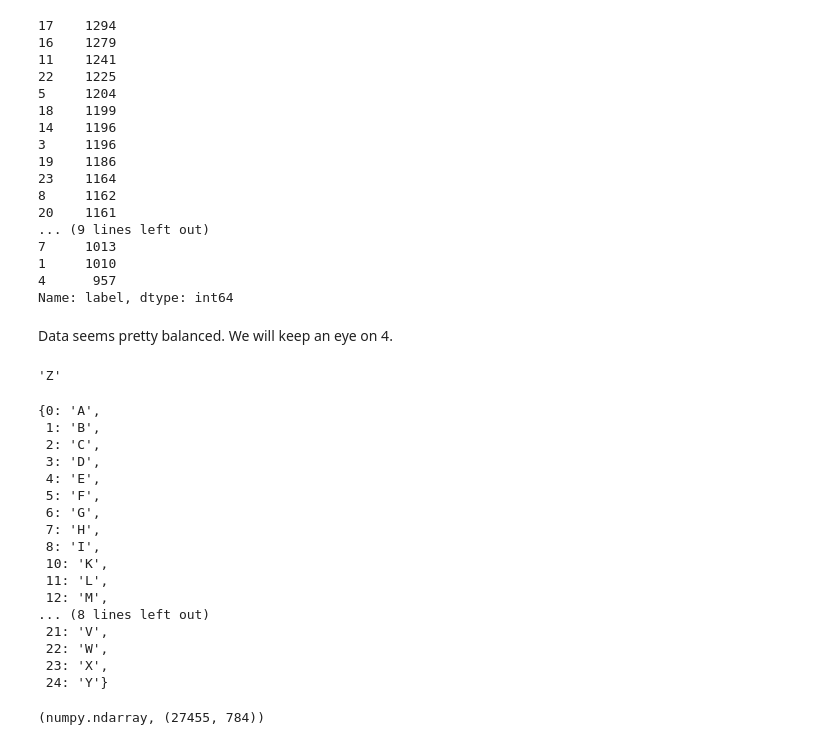
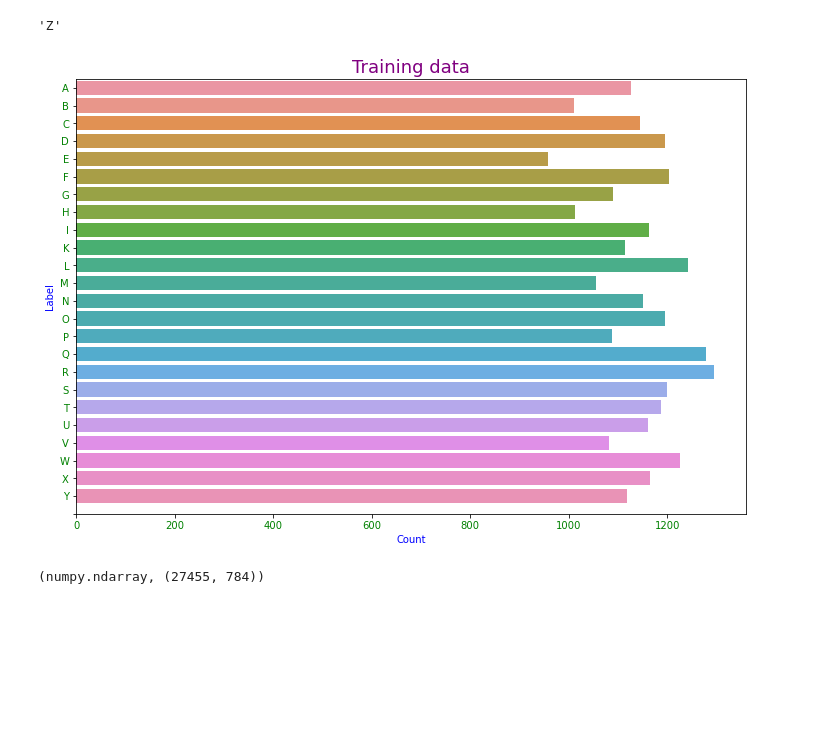
Before and after one commit to deepthiab/ASL_ImageRecognition, a Jupyter notebook: DataPrep_CNN.ipynb, the cells around one changed output. Saved outputs shown, nothing was run; the diff lists cells and outputs as text; code cells hidden in the pictures; blank space fills up the shorter version.

```diff
--- a/DataPrep_CNN.ipynb
+++ b/DataPrep_CNN.ipynb
@@ -16,28 +16,6 @@ from tensorflow.keras.callbacks import EarlyStopping
 #import train and test csv
 train_df = pd.read_csv('./data/sign_mnist_train.csv')
 test_df = pd.read_csv('./data/sign_mnist_test.csv')
-# %%
-train_df['label'].value_counts()
-# %% [output]
-17    1294
-16    1279
-11    1241
-22    1225
-5     1204
-18    1199
-14    1196
-3     1196
-19    1186
-23    1164
-8     1162
-20    1161
-... (9 lines left out)
-7     1013
-1     1010
-4      957
-Name: label, dtype: int64
-# %% [markdown]
-Data seems pretty balanced. We will keep an eye on 4.
 # %%
 #Dictionary for labels
 label_dic = {i:string.ascii_uppercase[i] for i in range(26)}
@@ -47,26 +25,17 @@ label_dic.pop(9)
 label_dic.pop(25)
 # %% [output]
 'Z'
-# %%
-label_dic
-# %% [output]
-{0: 'A',
- 1: 'B',
- 2: 'C',
- 3: 'D',
- 4: 'E',
- 5: 'F',
- 6: 'G',
- 7: 'H',
- 8: 'I',
- 10: 'K',
- 11: 'L',
- 12: 'M',
-... (8 lines left out)
- 21: 'V',
- 22: 'W',
- 23: 'X',
- 24: 'Y'}
+# %%
+#checking for any class imbalances
+plt.figure(figsize=(12,8))
+sns.countplot(y='label',data = train_df)
+plt.title('Training data',color= 'purple',fontsize = 18)
+plt.yticks(ticks =list(range(25)), labels = list(label_dic.values()),color = 'green')
+plt.xticks(color='green')
+plt.xlabel('Count',color = 'blue')
+plt.ylabel('Label',color = 'blue');
+# %% [output]
+[figure, added]
 # %%
 y_train = train_df['label']
 y_test = test_df['label']
```
Also changed, not shown: parts of 1 cell of this notebook, 13 other files.
